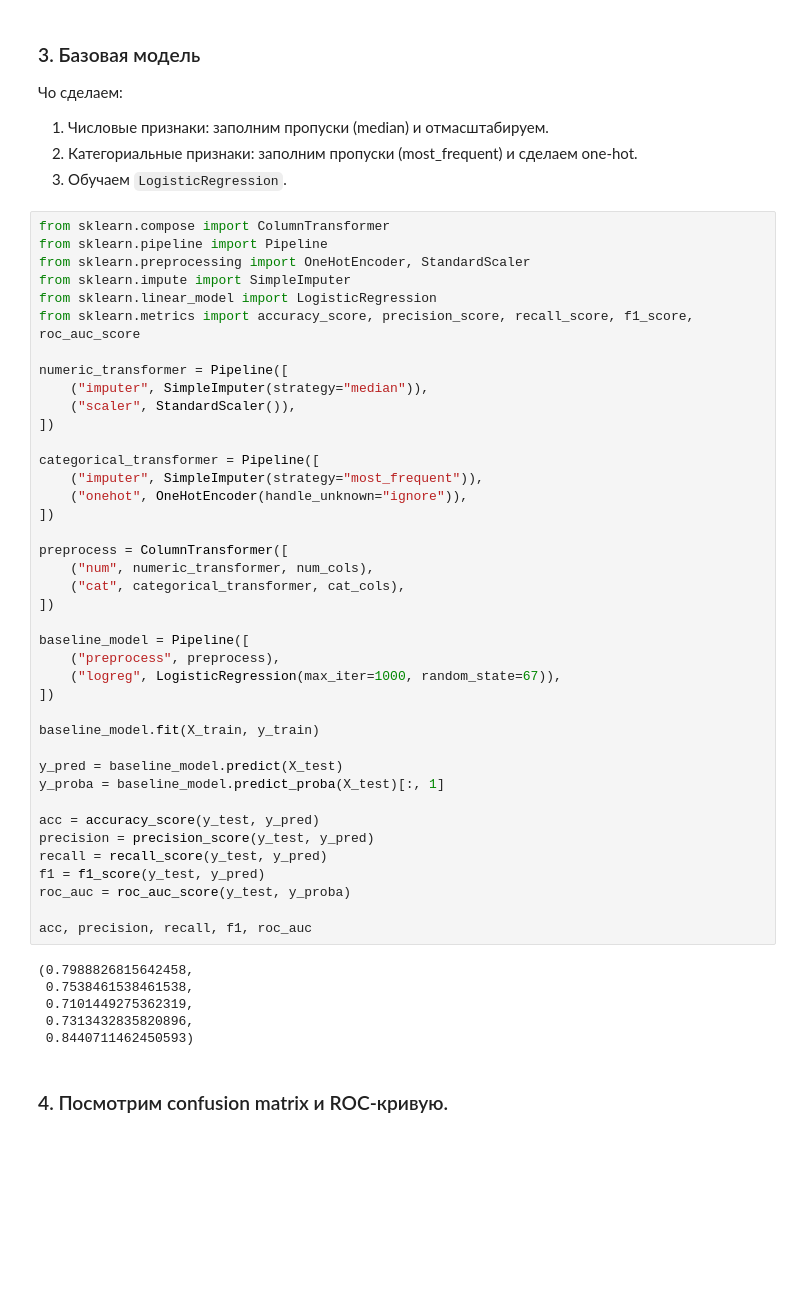
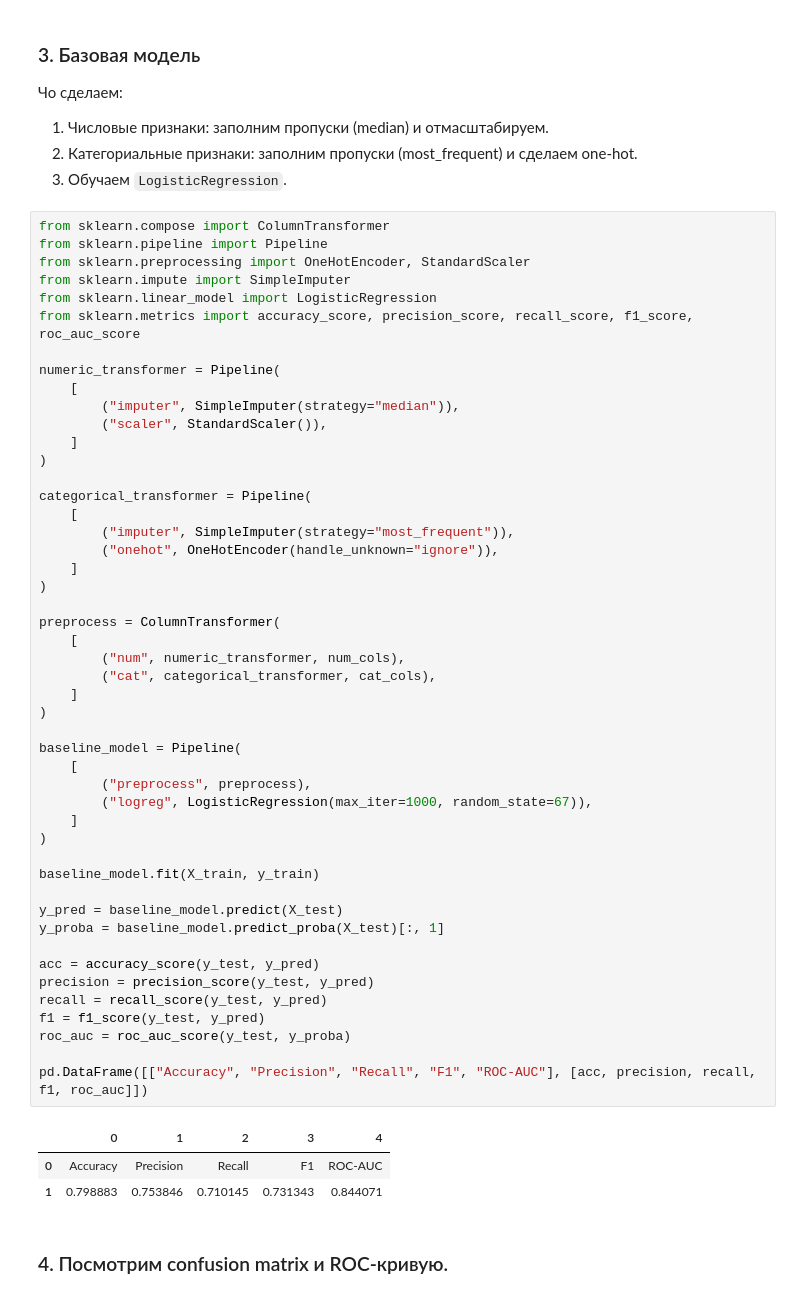
Before and after one commit to Lidne/MAI_labs_ML, a Jupyter notebook: lab02-classification/titanic_solution.ipynb, the cells around one changed output. Saved outputs shown, nothing was run; the diff lists cells and outputs as text; blank space fills up the shorter version.

```diff
--- a/lab02-classification/titanic_solution.ipynb
+++ b/lab02-classification/titanic_solution.ipynb
@@ -80,49 +74,55 @@ X_train.shape, X_test.shape
 # %%
 from sklearn.compose import ColumnTransformer
 from sklearn.pipeline import Pipeline
 from sklearn.preprocessing import OneHotEncoder, StandardScaler
 from sklearn.impute import SimpleImputer
 from sklearn.linear_model import LogisticRegression
 from sklearn.metrics import accuracy_score, precision_score, recall_score, f1_score, roc_auc_score
 
-numeric_transformer = Pipeline([
-    ("imputer", SimpleImputer(strategy="median")),
-    ("scaler", StandardScaler()),
-])
+numeric_transformer = Pipeline(
+    [
+        ("imputer", SimpleImputer(strategy="median")),
+        ("scaler", StandardScaler()),
+    ]
+)
 
-categorical_transformer = Pipeline([
-    ("imputer", SimpleImputer(strategy="most_frequent")),
-    ("onehot", OneHotEncoder(handle_unknown="ignore")),
-])
+categorical_transformer = Pipeline(
+    [
+        ("imputer", SimpleImputer(strategy="most_frequent")),
+        ("onehot", OneHotEncoder(handle_unknown="ignore")),
+    ]
+)
 
-preprocess = ColumnTransformer([
-    ("num", numeric_transformer, num_cols),
-    ("cat", categorical_transformer, cat_cols),
-])
+preprocess = ColumnTransformer(
+    [
+        ("num", numeric_transformer, num_cols),
+        ("cat", categorical_transformer, cat_cols),
+    ]
+)
 
-baseline_model = Pipeline([
-    ("preprocess", preprocess),
-    ("logreg", LogisticRegression(max_iter=1000, random_state=67)),
-])
+baseline_model = Pipeline(
+    [
+        ("preprocess", preprocess),
+        ("logreg", LogisticRegression(max_iter=1000, random_state=67)),
+    ]
+)
 
 baseline_model.fit(X_train, y_train)
 
 y_pred = baseline_model.predict(X_test)
 y_proba = baseline_model.predict_proba(X_test)[:, 1]
 
 acc = accuracy_score(y_test, y_pred)
 precision = precision_score(y_test, y_pred)
 recall = recall_score(y_test, y_pred)
 f1 = f1_score(y_test, y_pred)
 roc_auc = roc_auc_score(y_test, y_proba)
 
-acc, precision, recall, f1, roc_auc
+pd.DataFrame([["Accuracy", "Precision", "Recall", "F1", "ROC-AUC"], [acc, precision, recall, f1, roc_auc]])
 # %% [output]
-(0.7988826815642458,
- 0.7538461538461538,
- 0.7101449275362319,
- 0.7313432835820896,
- 0.8440711462450593)
+|  | 0 | 1 | 2 | 3 | 4 |
+| 0 | Accuracy | Precision | Recall | F1 | ROC-AUC |
+| 1 | 0.798883 | 0.753846 | 0.710145 | 0.731343 | 0.844071 |
 # %% [markdown]
 ### 4. Посмотрим confusion matrix и ROC-кривую.
 # %%
```
Also changed, not shown: parts of 8 cells of this notebook, 1 other file.
